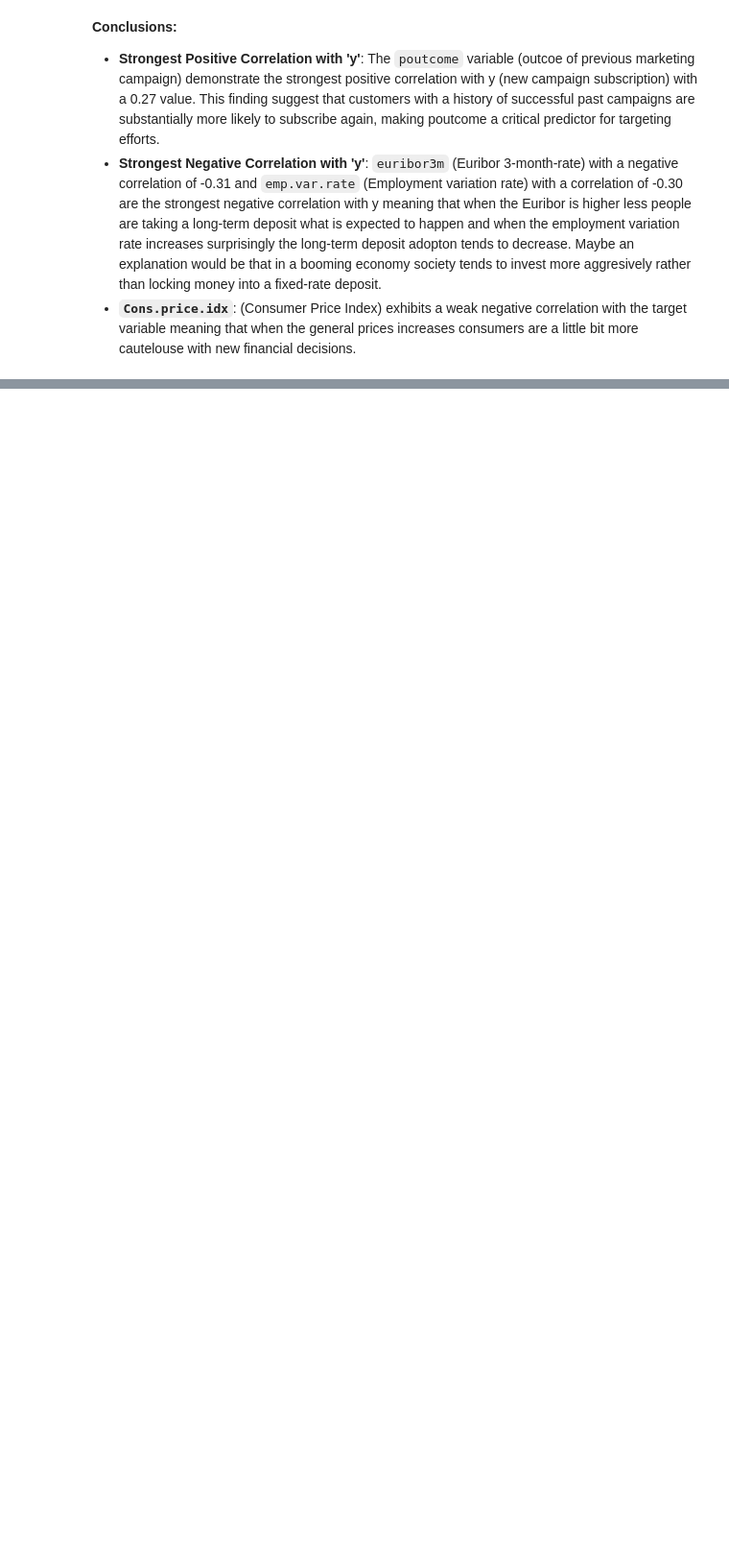
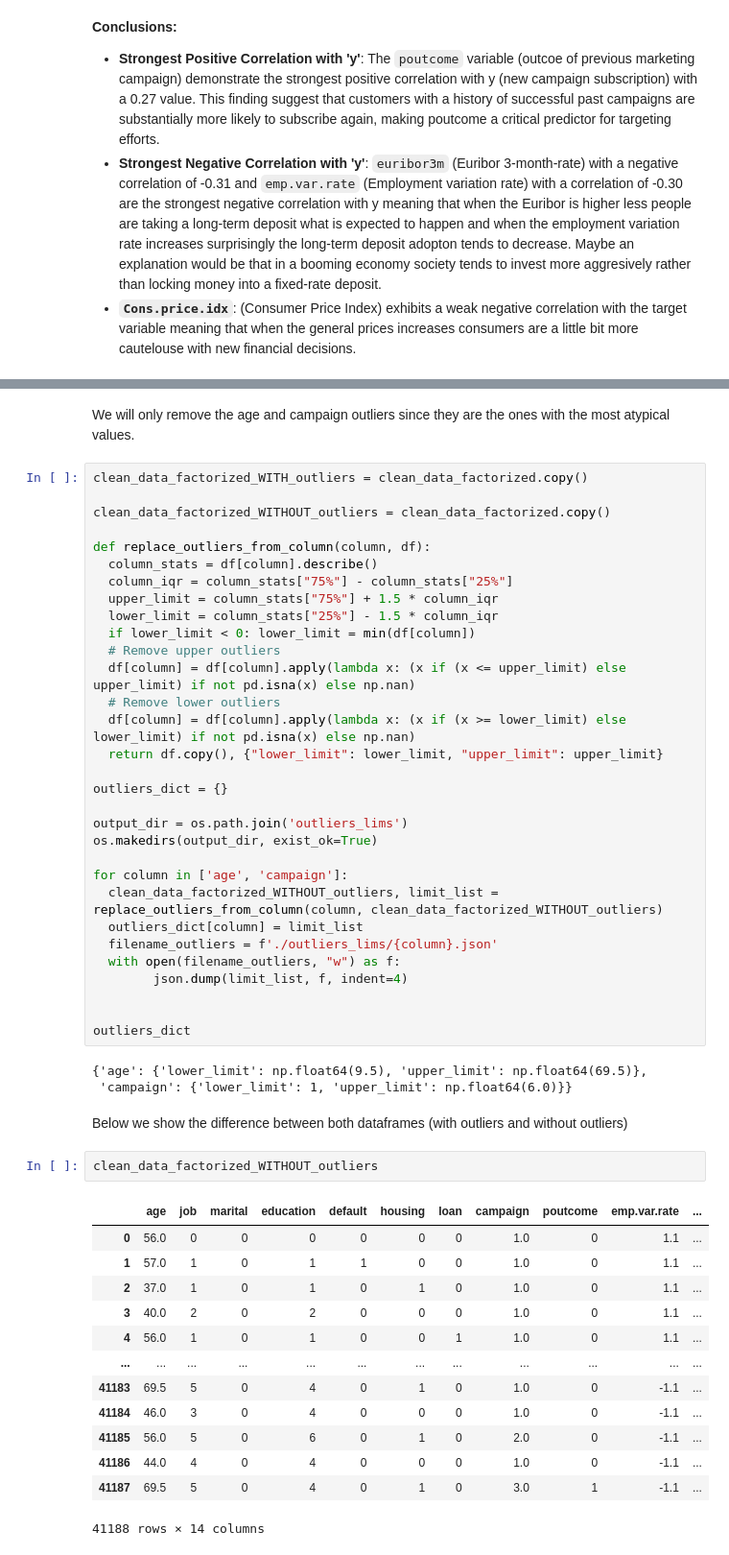
Before and after one commit to 4GeeksAcademy/logistic-regresion, a Jupyter notebook: src/explore.ipynb, the cells around one changed output, grey strips where cells are left out. Shown at 96% size. Cells and saved outputs as stored; diff of their text form; blank space fills up the shorter version.

Commit message:
feat: :sparkles: outliers analysis and split into with and without outliers dataset, missing value anaysis and train/test split

```diff
--- a/src/explore.ipynb
+++ b/src/explore.ipynb
@@ -428,0 +455,54 @@ plt.show()
+# %% [markdown]
+We will only remove the age and campaign outliers since they are the ones with the most atypical values.
+# %%
+clean_data_factorized_WITH_outliers = clean_data_factorized.copy()
+
+clean_data_factorized_WITHOUT_outliers = clean_data_factorized.copy()
+
+def replace_outliers_from_column(column, df):
+  column_stats = df[column].describe()
+  column_iqr = column_stats["75%"] - column_stats["25%"]
+  upper_limit = column_stats["75%"] + 1.5 * column_iqr
+  lower_limit = column_stats["25%"] - 1.5 * column_iqr
+  if lower_limit < 0: lower_limit = min(df[column])
+  # Remove upper outliers
+  df[column] = df[column].apply(lambda x: (x if (x <= upper_limit) else upper_limit) if not pd.isna(x) else np.nan)
+  # Remove lower outliers
+  df[column] = df[column].apply(lambda x: (x if (x >= lower_limit) else lower_limit) if not pd.isna(x) else np.nan)
+  return df.copy(), {"lower_limit": lower_limit, "upper_limit": upper_limit}
+
+outliers_dict = {}
+
+output_dir = os.path.join('outliers_lims')
+os.makedirs(output_dir, exist_ok=True)
+
+for column in ['age', 'campaign']:
+  clean_data_factorized_WITHOUT_outliers, limit_list = replace_outliers_from_column(column, clean_data_factorized_WITHOUT_outliers)
+  outliers_dict[column] = limit_list
+  filename_outliers = f'./outliers_lims/{column}.json'
+  with open(filename_outliers, "w") as f:
+        json.dump(limit_list, f, indent=4)
+
+
+outliers_dict
+# %% [output]
+{'age': {'lower_limit': np.float64(9.5), 'upper_limit': np.float64(69.5)},
+ 'campaign': {'lower_limit': 1, 'upper_limit': np.float64(6.0)}}
+# %% [markdown]
+Below we show the difference between both dataframes (with outliers and without outliers)
+# %%
+clean_data_factorized_WITHOUT_outliers
+# %% [output]
+|  | age | job | marital | education | default | housing | loan | campaign | poutcome | emp.var.rate | ... |
+| 0 | 56.0 | 0 | 0 | 0 | 0 | 0 | 0 | 1.0 | 0 | 1.1 | ... |
+| 1 | 57.0 | 1 | 0 | 1 | 1 | 0 | 0 | 1.0 | 0 | 1.1 | ... |
+| 2 | 37.0 | 1 | 0 | 1 | 0 | 1 | 0 | 1.0 | 0 | 1.1 | ... |
+| 3 | 40.0 | 2 | 0 | 2 | 0 | 0 | 0 | 1.0 | 0 | 1.1 | ... |
+| 4 | 56.0 | 1 | 0 | 1 | 0 | 0 | 1 | 1.0 | 0 | 1.1 | ... |
+| ... | ... | ... | ... | ... | ... | ... | ... | ... | ... | ... | ... |
+| 41183 | 69.5 | 5 | 0 | 4 | 0 | 1 | 0 | 1.0 | 0 | -1.1 | ... |
+| 41184 | 46.0 | 3 | 0 | 4 | 0 | 0 | 0 | 1.0 | 0 | -1.1 | ... |
+| 41185 | 56.0 | 5 | 0 | 6 | 0 | 1 | 0 | 2.0 | 0 | -1.1 | ... |
+| 41186 | 44.0 | 4 | 0 | 4 | 0 | 0 | 0 | 1.0 | 0 | -1.1 | ... |
+| 41187 | 69.5 | 5 | 0 | 4 | 0 | 1 | 0 | 3.0 | 1 | -1.1 | ... |
+41188 rows × 14 columns
```
Also changed, not shown: parts of 12 cells of this notebook, 8 other files.
